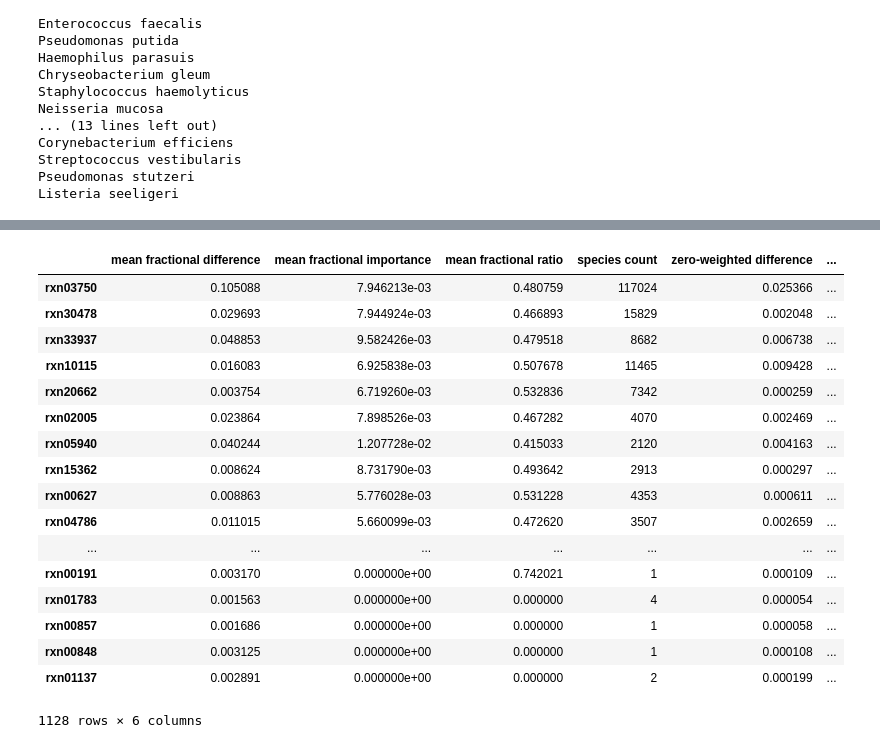
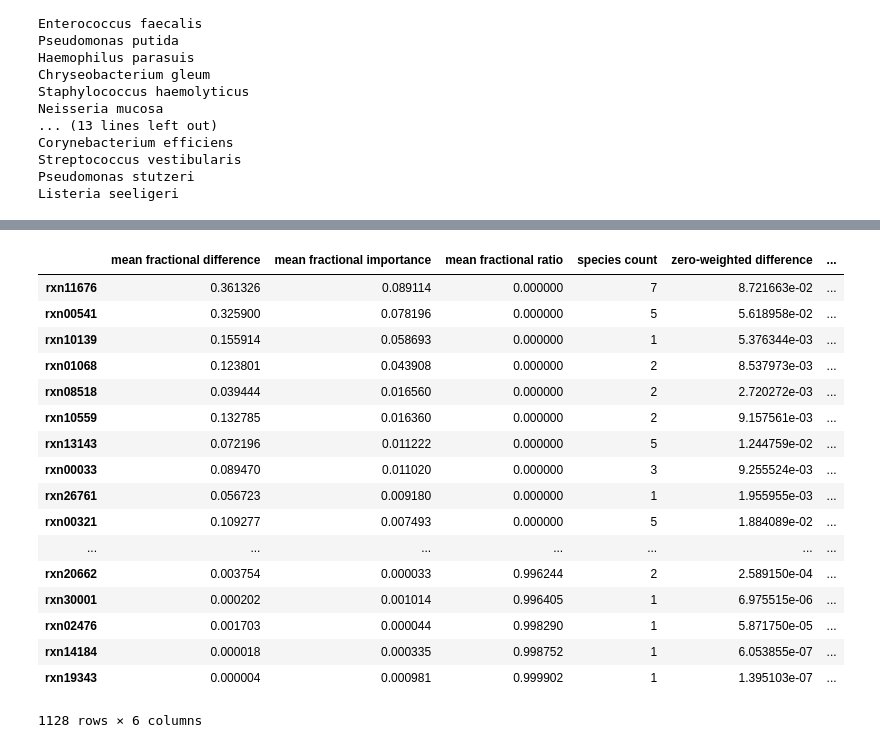
Before and after one commit to gregmedlock/ssl_ensembles, a Jupyter notebook: bin/curation_targets.ipynb, the cells around one changed output, grey strips where cells are left out. Drawn from its saved outputs; the diff is of its cells as text; code cells hidden in the pictures.

```diff
--- a/bin/curation_targets.ipynb
+++ b/bin/curation_targets.ipynb
@@ -304,25 +310,25 @@ Text(0.5,1,'Pan-species distribution of mean reaction importances')
 # %%
-sorted_df = means_as_df.sort_values(by='zero-weighted importance', ascending=False)
+sorted_df = means_as_df.sort_values(by=['mean fractional ratio','mean fractional importance'], ascending=[True,False])
 #sorted_df = sorted_df.sort_values(by='species count', ascending=False)
 sorted_df
 # %% [output]
 |  | mean fractional difference | mean fractional importance | mean fractional ratio | species count | zero-weighted difference | ... |
-| rxn03750 | 0.105088 | 7.946213e-03 | 0.480759 | 117024 | 0.025366 | ... |
-| rxn30478 | 0.029693 | 7.944924e-03 | 0.466893 | 15829 | 0.002048 | ... |
-| rxn33937 | 0.048853 | 9.582426e-03 | 0.479518 | 8682 | 0.006738 | ... |
-| rxn10115 | 0.016083 | 6.925838e-03 | 0.507678 | 11465 | 0.009428 | ... |
-| rxn20662 | 0.003754 | 6.719260e-03 | 0.532836 | 7342 | 0.000259 | ... |
-| rxn02005 | 0.023864 | 7.898526e-03 | 0.467282 | 4070 | 0.002469 | ... |
-| rxn05940 | 0.040244 | 1.207728e-02 | 0.415033 | 2120 | 0.004163 | ... |
-| rxn15362 | 0.008624 | 8.731790e-03 | 0.493642 | 2913 | 0.000297 | ... |
-| rxn00627 | 0.008863 | 5.776028e-03 | 0.531228 | 4353 | 0.000611 | ... |
-| rxn04786 | 0.011015 | 5.660099e-03 | 0.472620 | 3507 | 0.002659 | ... |
+| rxn11676 | 0.361326 | 0.089114 | 0.000000 | 7 | 8.721663e-02 | ... |
+| rxn00541 | 0.325900 | 0.078196 | 0.000000 | 5 | 5.618958e-02 | ... |
+| rxn10139 | 0.155914 | 0.058693 | 0.000000 | 1 | 5.376344e-03 | ... |
+| rxn01068 | 0.123801 | 0.043908 | 0.000000 | 2 | 8.537973e-03 | ... |
+| rxn08518 | 0.039444 | 0.016560 | 0.000000 | 2 | 2.720272e-03 | ... |
+| rxn10559 | 0.132785 | 0.016360 | 0.000000 | 2 | 9.157561e-03 | ... |
+| rxn13143 | 0.072196 | 0.011222 | 0.000000 | 5 | 1.244759e-02 | ... |
+| rxn00033 | 0.089470 | 0.011020 | 0.000000 | 3 | 9.255524e-03 | ... |
+| rxn26761 | 0.056723 | 0.009180 | 0.000000 | 1 | 1.955955e-03 | ... |
+| rxn00321 | 0.109277 | 0.007493 | 0.000000 | 5 | 1.884089e-02 | ... |
 | ... | ... | ... | ... | ... | ... | ... |
-| rxn00191 | 0.003170 | 0.000000e+00 | 0.742021 | 1 | 0.000109 | ... |
-| rxn01783 | 0.001563 | 0.000000e+00 | 0.000000 | 4 | 0.000054 | ... |
-| rxn00857 | 0.001686 | 0.000000e+00 | 0.000000 | 1 | 0.000058 | ... |
-| rxn00848 | 0.003125 | 0.000000e+00 | 0.000000 | 1 | 0.000108 | ... |
-| rxn01137 | 0.002891 | 0.000000e+00 | 0.000000 | 2 | 0.000199 | ... |
+| rxn20662 | 0.003754 | 0.000033 | 0.996244 | 2 | 2.589150e-04 | ... |
+| rxn30001 | 0.000202 | 0.001014 | 0.996405 | 1 | 6.975515e-06 | ... |
+| rxn02476 | 0.001703 | 0.000044 | 0.998290 | 1 | 5.871750e-05 | ... |
+| rxn14184 | 0.000018 | 0.000335 | 0.998752 | 1 | 6.053855e-07 | ... |
+| rxn19343 | 0.000004 | 0.000981 | 0.999902 | 1 | 1.395103e-07 | ... |
 1128 rows × 6 columns
 # %%
 sorted_met_df = met_target_df.sort_values(by='mean fractional ratio', ascending=False)
```
Also changed, not shown: parts of 6 cells of this notebook, 38 other files.
